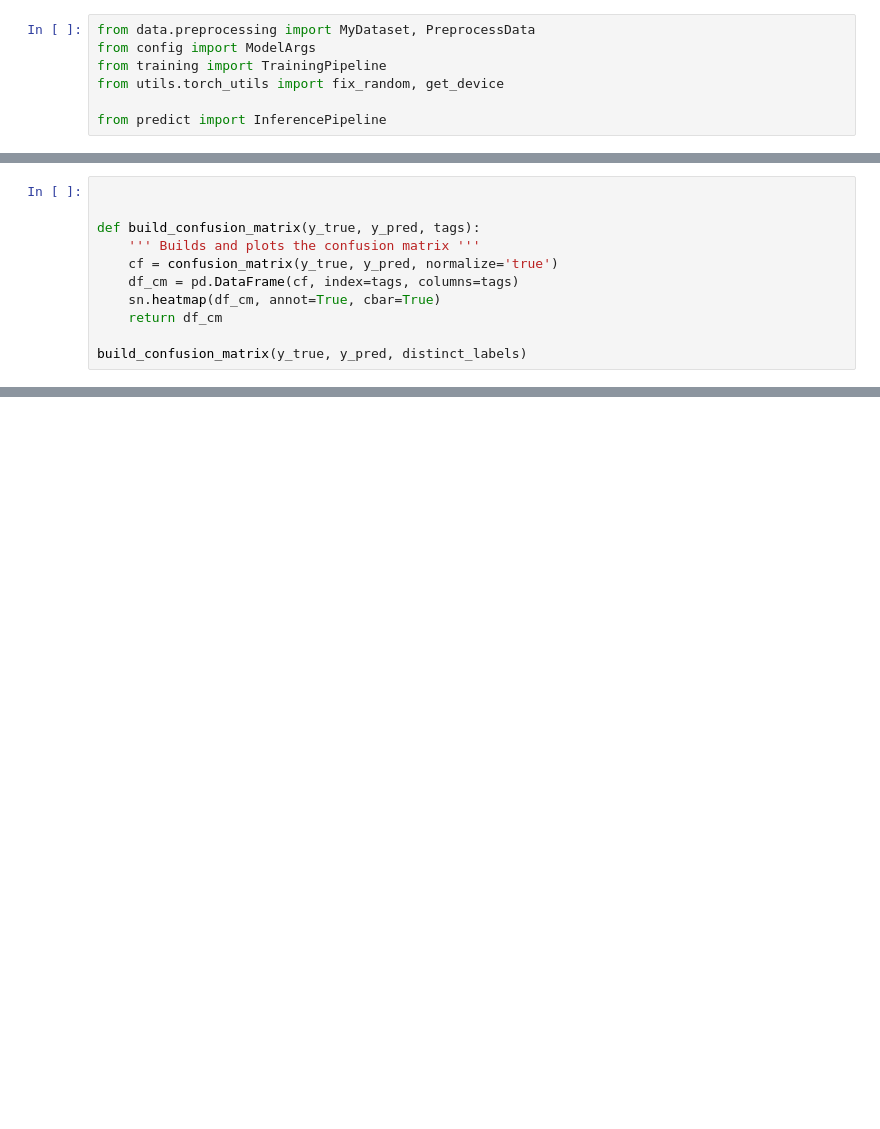
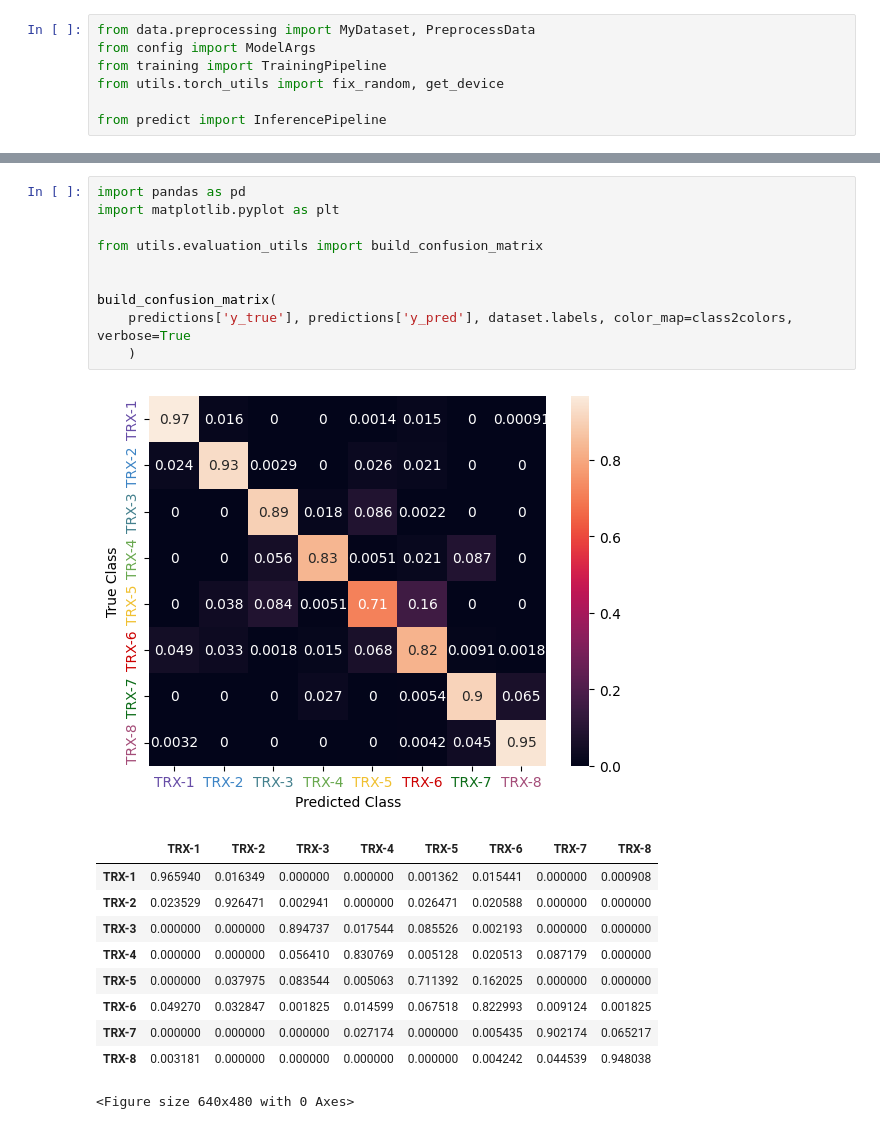
Before and after one commit to Mancio98/SPIN, a Jupyter notebook: notebooks/train_evulation_TRX.ipynb, the cells around one changed output, grey strips where cells are left out. Cells and saved outputs as stored; diff of their text form; blank space fills up the shorter version.

```diff
--- a/notebooks/train_evulation_TRX.ipynb
+++ b/notebooks/train_evulation_TRX.ipynb
@@ -118,11 +115,0 @@ pipeline(
-# %%
-
-
-def build_confusion_matrix(y_true, y_pred, tags):
-    ''' Builds and plots the confusion matrix '''
-    cf = confusion_matrix(y_true, y_pred, normalize='true')
-    df_cm = pd.DataFrame(cf, index=tags, columns=tags)
-    sn.heatmap(df_cm, annot=True, cbar=True)
-    return df_cm
-
-build_confusion_matrix(y_true, y_pred, distinct_labels)
@@ -128,0 +270,22 @@ build_confusion_matrix(y_true, y_pred, distinct_labels)
+# %%
+import pandas as pd
+import matplotlib.pyplot as plt
+
+from utils.evaluation_utils import build_confusion_matrix
+
+
+build_confusion_matrix(
+    predictions['y_true'], predictions['y_pred'], dataset.labels, color_map=class2colors, verbose=True
+    )
+# %% [output]
+[figure, added]
+|  | TRX-1 | TRX-2 | TRX-3 | TRX-4 | TRX-5 | TRX-6 | TRX-7 | TRX-8 |
+| TRX-1 | 0.965940 | 0.016349 | 0.000000 | 0.000000 | 0.001362 | 0.015441 | 0.000000 | 0.000908 |
+| TRX-2 | 0.023529 | 0.926471 | 0.002941 | 0.000000 | 0.026471 | 0.020588 | 0.000000 | 0.000000 |
+| TRX-3 | 0.000000 | 0.000000 | 0.894737 | 0.017544 | 0.085526 | 0.002193 | 0.000000 | 0.000000 |
+| TRX-4 | 0.000000 | 0.000000 | 0.056410 | 0.830769 | 0.005128 | 0.020513 | 0.087179 | 0.000000 |
+| TRX-5 | 0.000000 | 0.037975 | 0.083544 | 0.005063 | 0.711392 | 0.162025 | 0.000000 | 0.000000 |
+| TRX-6 | 0.049270 | 0.032847 | 0.001825 | 0.014599 | 0.067518 | 0.822993 | 0.009124 | 0.001825 |
+| TRX-7 | 0.000000 | 0.000000 | 0.000000 | 0.027174 | 0.000000 | 0.005435 | 0.902174 | 0.065217 |
+| TRX-8 | 0.003181 | 0.000000 | 0.000000 | 0.000000 | 0.000000 | 0.004242 | 0.044539 | 0.948038 |
+<Figure size 640x480 with 0 Axes>
```
Also changed, not shown: parts of 22 cells of this notebook, 27 other files.
